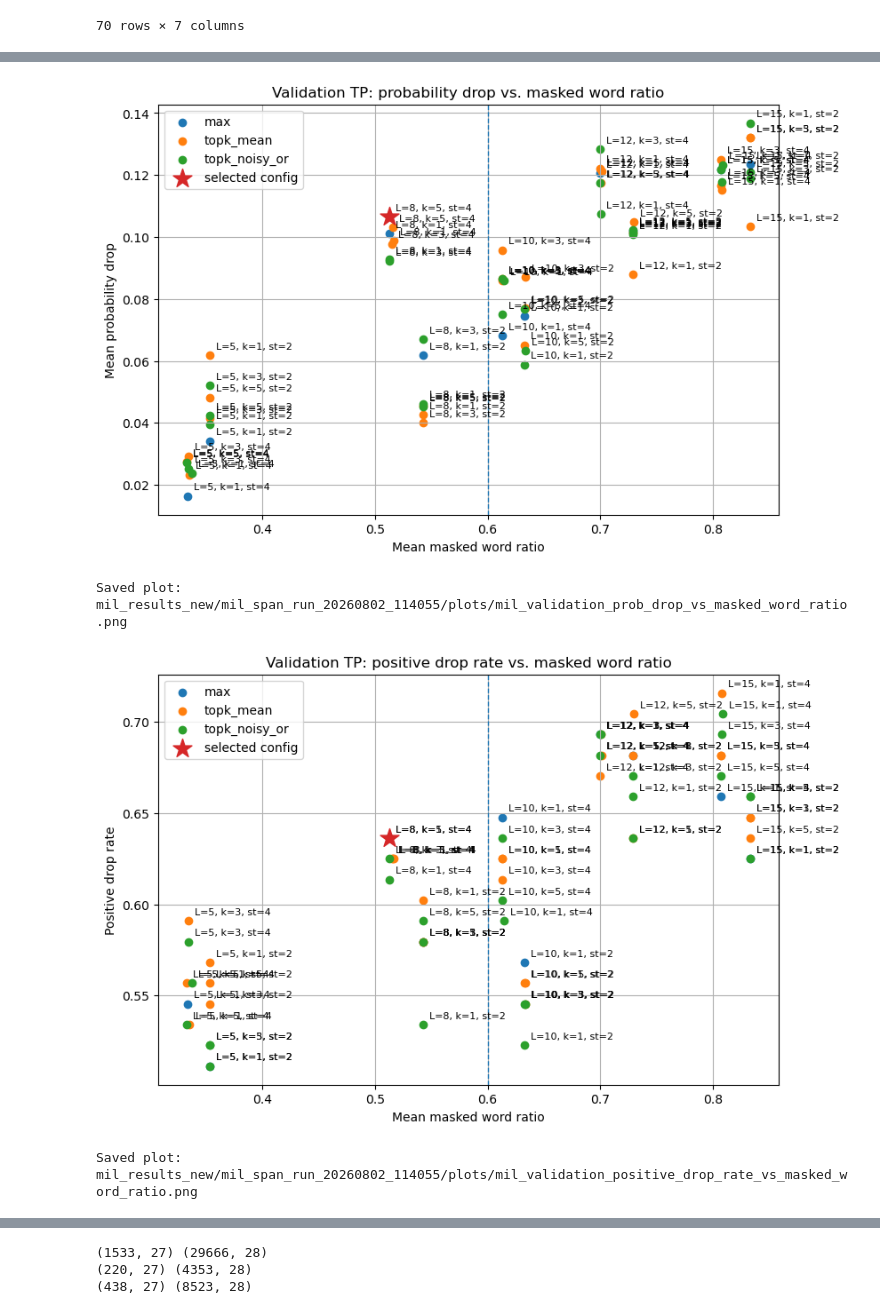
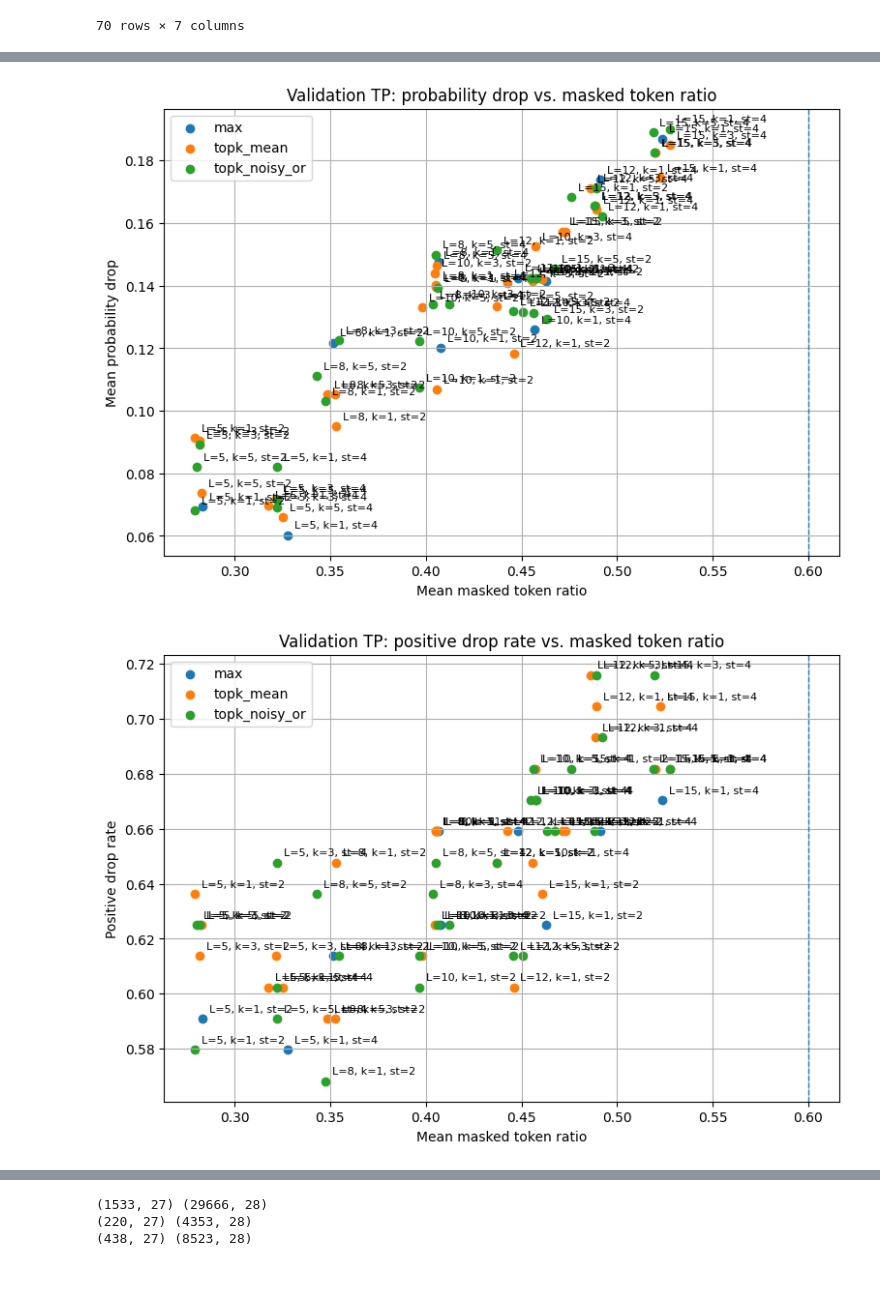
Before and after one commit to Karbs08/Localizing-Inappropriateness-in-Arguments, a Jupyter notebook: methods/mil_spans_singles.ipynb, the cells around one changed output, grey strips where cells are left out. Cells and saved outputs as stored; diff of their text form; code cells hidden in the pictures; blank space fills up the shorter version.

```diff
--- a/methods/mil_spans_singles.ipynb
+++ b/methods/mil_spans_singles.ipynb
@@ -186,7 +184,7 @@ DEBUG_MAX_VAL_BAGS = None
 
 # Best-config selection preferences.
 # The main selection is based on perturbation behavior on validation TPs.
-MAX_SELECTION_MASKED_WORD_RATIO = 0.60
+MAX_SELECTION_MASKED_TOKEN_RATIO = 0.60
 
 # Bag-level guardrails are intentionally weak.
 # They prevent selecting a completely collapsed MIL model,
@@ -1268,3 +1499,7 @@ val_config_summary.to_csv(
 )
 
 display(val_config_summary)
+# %%
+# If necessary load config summary, so evaluation can be resumed without re-running all configs.
+val_config_summary = pd.read_csv(OUTPUT_DIR / "mil_validation_config_summary.csv")
+display(val_config_summary)
@@ -1687,52 +1936,40 @@ for pooling_mode in sorted(val_config_summary["pooling_mode"].unique()):
     ].copy()
 
     plt.scatter(
-        subset["val_tp_mean_masked_word_ratio"],
+        subset["val_tp_mean_masked_token_ratio"],
         subset["val_tp_mean_prob_drop"],
         label=pooling_mode,
     )
 
     for _, row in subset.iterrows():
         plt.annotate(
             f"L={row['span_lengths_label']}, k={row['top_k']}, st={row['stride']}",
             (
-                row["val_tp_mean_masked_word_ratio"],
+                row["val_tp_mean_masked_token_ratio"],
                 row["val_tp_mean_prob_drop"],
             ),
             textcoords="offset points",
             xytext=(5, 5),
             fontsize=8,
         )
 
-# Mark selected best config.
-plt.scatter(
-    [BEST_CONFIG["val_tp_mean_masked_word_ratio"]],
-    [BEST_CONFIG["val_tp_mean_prob_drop"]],
-    marker="*",
-    s=250,
-    label="selected config",
-)
-
 plt.axvline(
-    x=SELECTED_MASK_BUDGET if SELECTED_MASK_BUDGET is not None else MAX_SELECTION_MASKED_WORD_RATIO,
+    x=SELECTED_MASK_BUDGET if SELECTED_MASK_BUDGET is not None else MAX_SELECTION_MASKED_TOKEN_RATIO,
     linestyle="--",
     linewidth=1,
 )
 
-plt.xlabel("Mean masked word ratio")
+plt.xlabel("Mean masked token ratio")
 plt.ylabel("Mean probability drop")
-plt.title("Validation TP: probability drop vs. masked word ratio")
+plt.title("Validation TP: probability drop vs. masked token ratio")
 plt.grid(True)
 plt.legend()
 
-plot_path = plot_dir / "mil_validation_prob_drop_vs_masked_word_ratio.png"
+plot_path = plot_dir / "mil_validation_prob_drop_vs_masked_token_ratio.png"
 plt.savefig(plot_path, dpi=300, bbox_inches="tight")
 plt.show()
-
-print("Saved plot:", plot_path)
 # %% [output]
-[figure, old version]
+[figure, new version]
-Saved plot: mil_results_new/mil_span_run_20260802_114055/plots/mil_validation_prob_drop_vs_masked_word_ratio.png
 # %%
 plt.figure(figsize=(9, 6))
 
@@ -1742,7 +1979,7 @@ for pooling_mode in sorted(val_config_summary["pooling_mode"].unique()):
     ].copy()
 
     plt.scatter(
-        subset["val_tp_mean_masked_word_ratio"],
+        subset["val_tp_mean_masked_token_ratio"],
         subset["val_tp_positive_drop_rate"],
         label=pooling_mode,
     )
@@ -1751,7 +1988,7 @@ for pooling_mode in sorted(val_config_summary["pooling_mode"].unique()):
         plt.annotate(
             f"L={row['span_lengths_label']}, k={row['top_k']}, st={row['stride']}",
             (
-                row["val_tp_mean_masked_word_ratio"],
+                row["val_tp_mean_masked_token_ratio"],
                 row["val_tp_positive_drop_rate"],
             ),
             textcoords="offset points",
@@ -1759,35 +1996,23 @@ for pooling_mode in sorted(val_config_summary["pooling_mode"].unique()):
             fontsize=8,
         )
 
-# Mark selected best config.
-plt.scatter(
-    [BEST_CONFIG["val_tp_mean_masked_word_ratio"]],
-    [BEST_CONFIG["val_tp_positive_drop_rate"]],
-    marker="*",
-    s=250,
-    label="selected config",
-)
-
 plt.axvline(
-    x=SELECTED_MASK_BUDGET if SELECTED_MASK_BUDGET is not None else MAX_SELECTION_MASKED_WORD_RATIO,
+    x=SELECTED_MASK_BUDGET if SELECTED_MASK_BUDGET is not None else MAX_SELECTION_MASKED_TOKEN_RATIO,
     linestyle="--",
     linewidth=1,
 )
 
-plt.xlabel("Mean masked word ratio")
+plt.xlabel("Mean masked token ratio")
 plt.ylabel("Positive drop rate")
-plt.title("Validation TP: positive drop rate vs. masked word ratio")
+plt.title("Validation TP: positive drop rate vs. masked token ratio")
 plt.grid(True)
 plt.legend()
 
-plot_path = plot_dir / "mil_validation_positive_drop_rate_vs_masked_word_ratio.png"
+plot_path = plot_dir / "mil_validation_positive_drop_rate_vs_masked_token_ratio.png"
 plt.savefig(plot_path, dpi=300, bbox_inches="tight")
 plt.show()
-
-print("Saved plot:", plot_path)
 # %% [output]
-[figure, old version]
+[figure, new version]
-Saved plot: mil_results_new/mil_span_run_20260802_114055/plots/mil_validation_positive_drop_rate_vs_masked_word_ratio.png
 # %%
 top_ranked = candidate_configs.head(15).copy()
 
```
Also changed, not shown: parts of 24 cells of this notebook, 1 other file.
